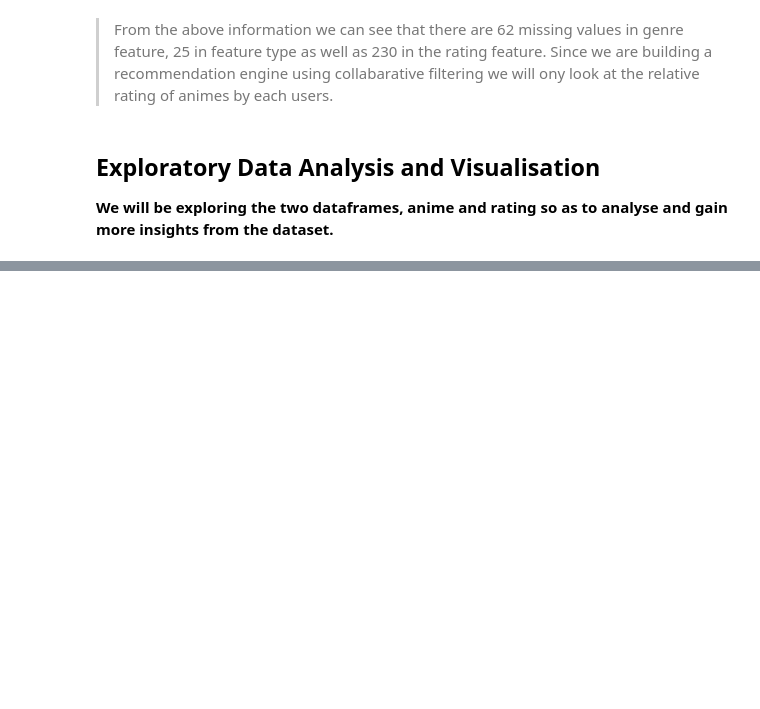
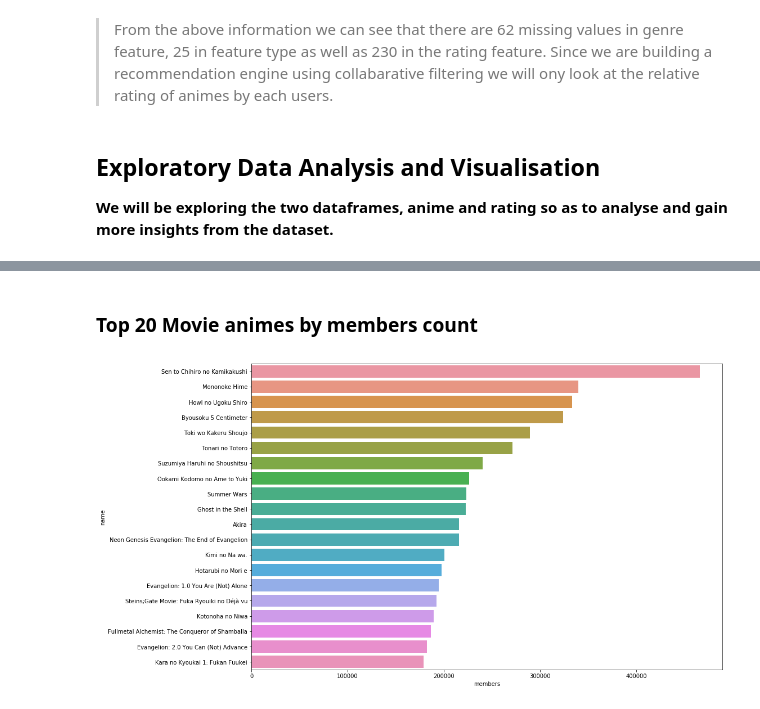
Before and after one commit to ashwinjohn3/Anime-Recommendation-Database, a Jupyter notebook: Anime-Recommendation.ipynb, the cells around one changed output, grey strips where cells are left out. Cells and saved outputs as stored; diff of their text form; code cells hidden in the pictures; blank space fills up the shorter version.

```diff
--- a/Anime-Recommendation.ipynb
+++ b/Anime-Recommendation.ipynb
@@ -196,0 +230,4 @@ There are 73515 number of unique user ids in rating dataframe
+# %%
+# Getting a dataset of 'movie only' animes that have been in anime dataframe and storing it in movie dataframe
+movie = anime[anime['type'] == 'Movie'].copy()
+movie.sort_values('members',ascending = False).head()
@@ -196,0 +241,11 @@ There are 73515 number of unique user ids in rating dataframe
+# %%
+def get_hor_bar(x1, y1, data, color=None,count = 20 ):
+    """Plot's a horizontal barplot of top 20 rows"""
+    plt.figure(figsize=(15, 10))
+    sns.barplot(x = x1,y = y1, data = data.sort_values(x1,ascending = False)[:count], orient = 'h', hue = color)
+# %% [markdown]
+### Top 20 Movie animes by members count
+# %%
+get_hor_bar('members','name', movie)
+# %% [output]
+[figure, added]
```
Also changed, not shown: parts of 24 cells of this notebook.
